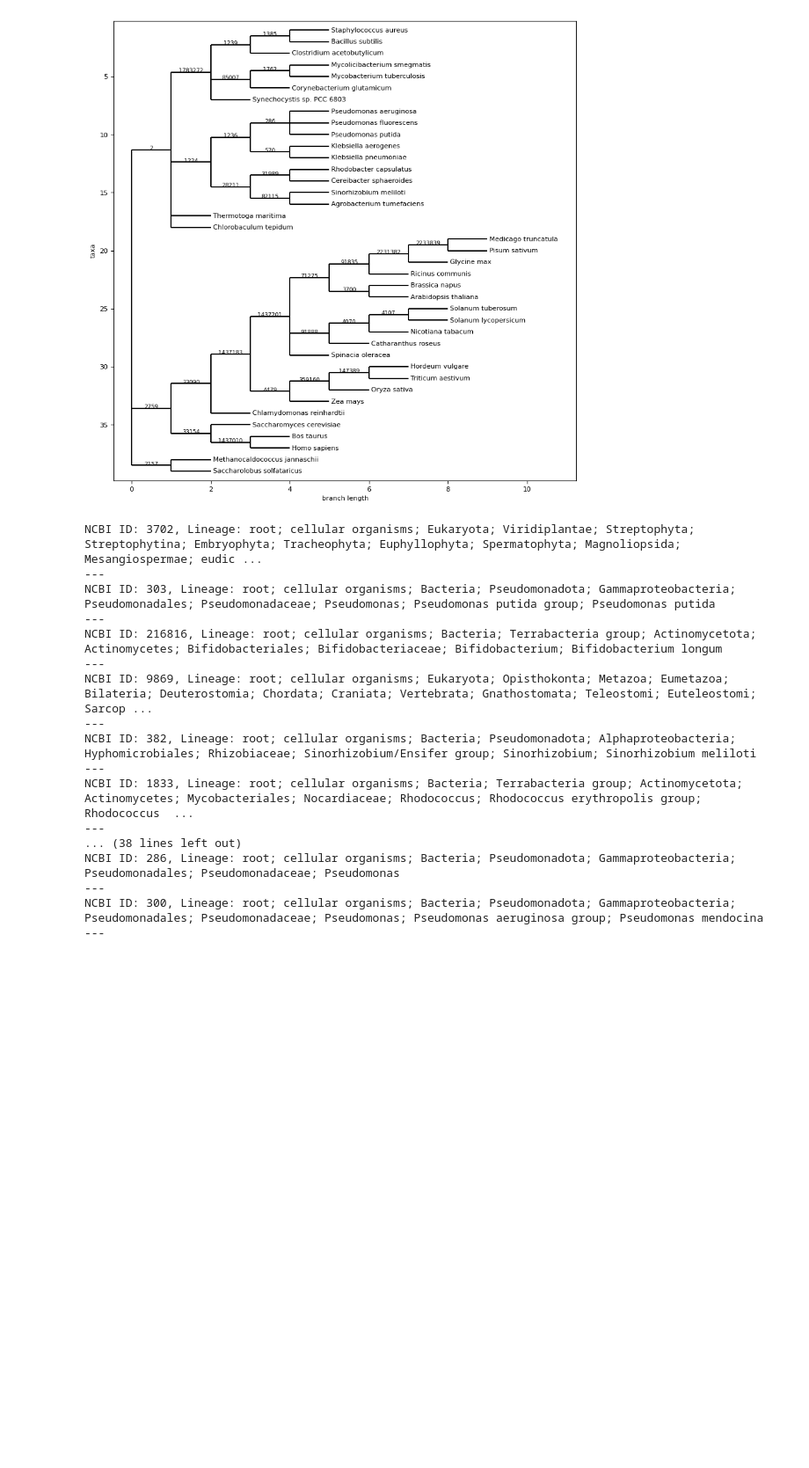
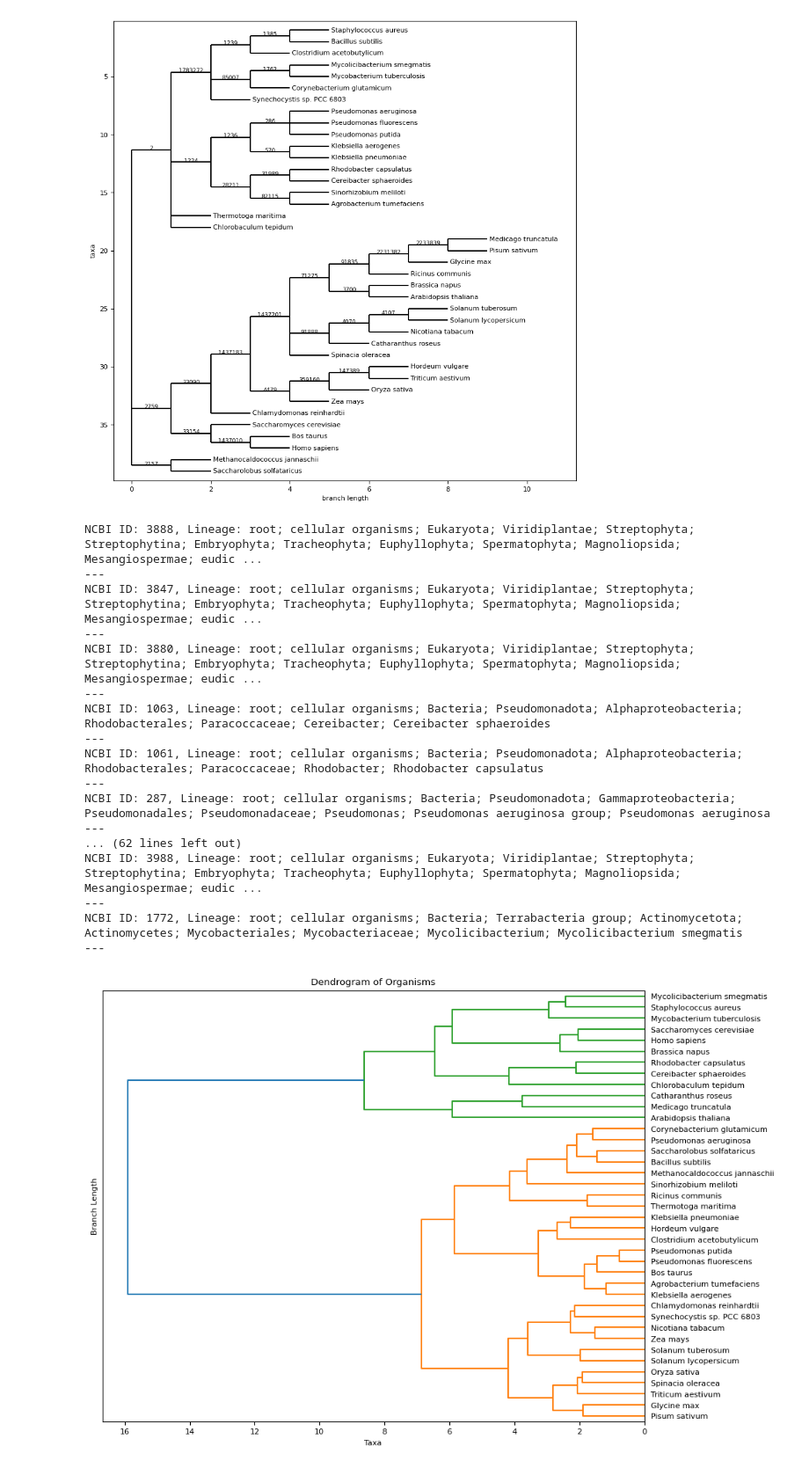
Before and after one commit to pweglik/data-exploration, a Jupyter notebook: projekt/trees.ipynb, the cells around one changed output. Shown: that part at 88% size. Drawn from its saved outputs; the diff is of its cells as text; code cells hidden in the pictures; blank space fills up the shorter version.

Commit message:
building trees from embeddings

```diff
--- a/projekt/trees.ipynb
+++ b/projekt/trees.ipynb
@@ -45,27 +45,27 @@ plt.show()
 # %% [output]
 [figure]
 # %%
-for taxid in ncbi_ids:
+for taxid in df["ncbi_id"]:
     lineage = ncbi.get_lineage(taxid)
     names = ncbi.get_taxid_translator(lineage)
     lineage_names = [names[taxid] for taxid in lineage]
     print(f"NCBI ID: {taxid}, Lineage: {'; '.join(lineage_names)}")
     print("---")
 # %% [output]
-NCBI ID: 3702, Lineage: root; cellular organisms; Eukaryota; Viridiplantae; Streptophyta; Streptophytina; Embryophyta; Tracheophyta; Euphyllophyta; Spermatophyta; Magnoliopsida; Mesangiospermae; eudic ...
+NCBI ID: 3888, Lineage: root; cellular organisms; Eukaryota; Viridiplantae; Streptophyta; Streptophytina; Embryophyta; Tracheophyta; Euphyllophyta; Spermatophyta; Magnoliopsida; Mesangiospermae; eudic ...
 ---
-NCBI ID: 303, Lineage: root; cellular organisms; Bacteria; Pseudomonadota; Gammaproteobacteria; Pseudomonadales; Pseudomonadaceae; Pseudomonas; Pseudomonas putida group; Pseudomonas putida
+NCBI ID: 3847, Lineage: root; cellular organisms; Eukaryota; Viridiplantae; Streptophyta; Streptophytina; Embryophyta; Tracheophyta; Euphyllophyta; Spermatophyta; Magnoliopsida; Mesangiospermae; eudic ...
 ---
-NCBI ID: 216816, Lineage: root; cellular organisms; Bacteria; Terrabacteria group; Actinomycetota; Actinomycetes; Bifidobacteriales; Bifidobacteriaceae; Bifidobacterium; Bifidobacterium longum
+NCBI ID: 3880, Lineage: root; cellular organisms; Eukaryota; Viridiplantae; Streptophyta; Streptophytina; Embryophyta; Tracheophyta; Euphyllophyta; Spermatophyta; Magnoliopsida; Mesangiospermae; eudic ...
 ---
-NCBI ID: 9869, Lineage: root; cellular organisms; Eukaryota; Opisthokonta; Metazoa; Eumetazoa; Bilateria; Deuterostomia; Chordata; Craniata; Vertebrata; Gnathostomata; Teleostomi; Euteleostomi; Sarcop ...
+NCBI ID: 1063, Lineage: root; cellular organisms; Bacteria; Pseudomonadota; Alphaproteobacteria; Rhodobacterales; Paracoccaceae; Cereibacter; Cereibacter sphaeroides
 ---
-NCBI ID: 382, Lineage: root; cellular organisms; Bacteria; Pseudomonadota; Alphaproteobacteria; Hyphomicrobiales; Rhizobiaceae; Sinorhizobium/Ensifer group; Sinorhizobium; Sinorhizobium meliloti
+NCBI ID: 1061, Lineage: root; cellular organisms; Bacteria; Pseudomonadota; Alphaproteobacteria; Rhodobacterales; Paracoccaceae; Rhodobacter; Rhodobacter capsulatus
 ---
-NCBI ID: 1833, Lineage: root; cellular organisms; Bacteria; Terrabacteria group; Actinomycetota; Actinomycetes; Mycobacteriales; Nocardiaceae; Rhodococcus; Rhodococcus erythropolis group; Rhodococcus  ...
+NCBI ID: 287, Lineage: root; cellular organisms; Bacteria; Pseudomonadota; Gammaproteobacteria; Pseudomonadales; Pseudomonadaceae; Pseudomonas; Pseudomonas aeruginosa group; Pseudomonas aeruginosa
 ---
-... (38 lines left out)
-NCBI ID: 286, Lineage: root; cellular organisms; Bacteria; Pseudomonadota; Gammaproteobacteria; Pseudomonadales; Pseudomonadaceae; Pseudomonas
+... (62 lines left out)
+NCBI ID: 3988, Lineage: root; cellular organisms; Eukaryota; Viridiplantae; Streptophyta; Streptophytina; Embryophyta; Tracheophyta; Euphyllophyta; Spermatophyta; Magnoliopsida; Mesangiospermae; eudic ...
 ---
-NCBI ID: 300, Lineage: root; cellular organisms; Bacteria; Pseudomonadota; Gammaproteobacteria; Pseudomonadales; Pseudomonadaceae; Pseudomonas; Pseudomonas aeruginosa group; Pseudomonas mendocina
+NCBI ID: 1772, Lineage: root; cellular organisms; Bacteria; Terrabacteria group; Actinomycetota; Actinomycetes; Mycobacteriales; Mycobacteriaceae; Mycolicibacterium; Mycolicibacterium smegmatis
 ---
@@ -71,0 +74,22 @@ NCBI ID: 300, Lineage: root; cellular organisms; Bacteria; Pseudomonadota; Gamma
+# %%
+import pandas as pd
+import numpy as np
+import matplotlib.pyplot as plt
+from scipy.cluster.hierarchy import dendrogram, linkage
+
+# Assuming the embeddings data is available in a file format, let's load the data
+embeddings = pd.read_csv("compound_fp_mean_embedding.csv")
+embeddings = embeddings[df["metacyc_id"].tolist()]
+labels = df["name"].tolist()
+
+Z = linkage(embeddings.values.T, method='ward')
+
+# Plot the dendrogram
+plt.figure(figsize=(10, 8))
+dendrogram(Z, labels=labels, orientation='left')
+plt.xlabel('Taxa')
+plt.ylabel('Branch Length')
+plt.title('Dendrogram of Organisms')
+plt.show()
+# %% [output]
+[figure, added]
```
Also changed, not shown: parts of 2 cells of this notebook.
